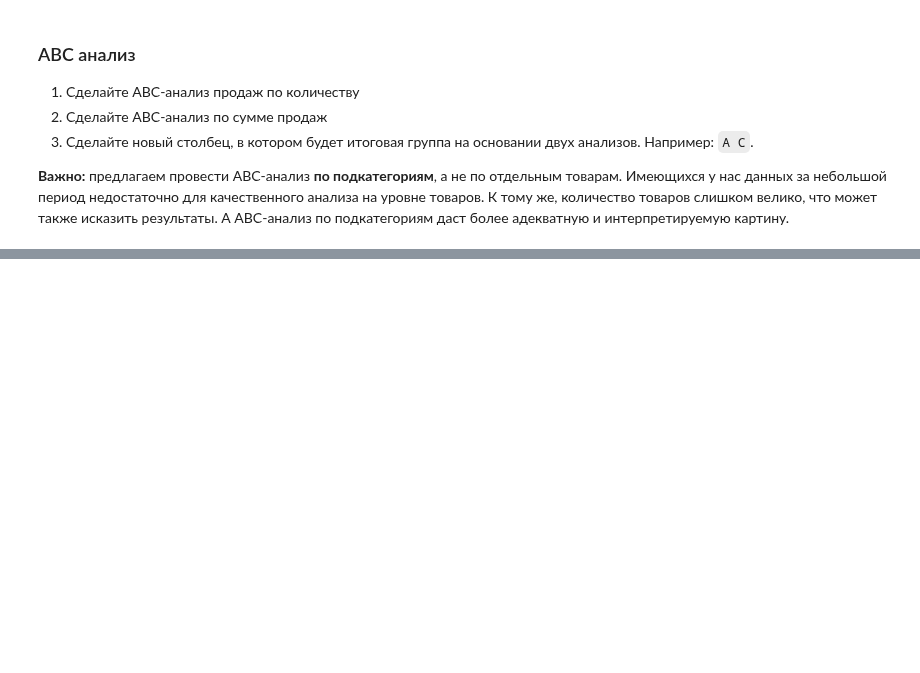
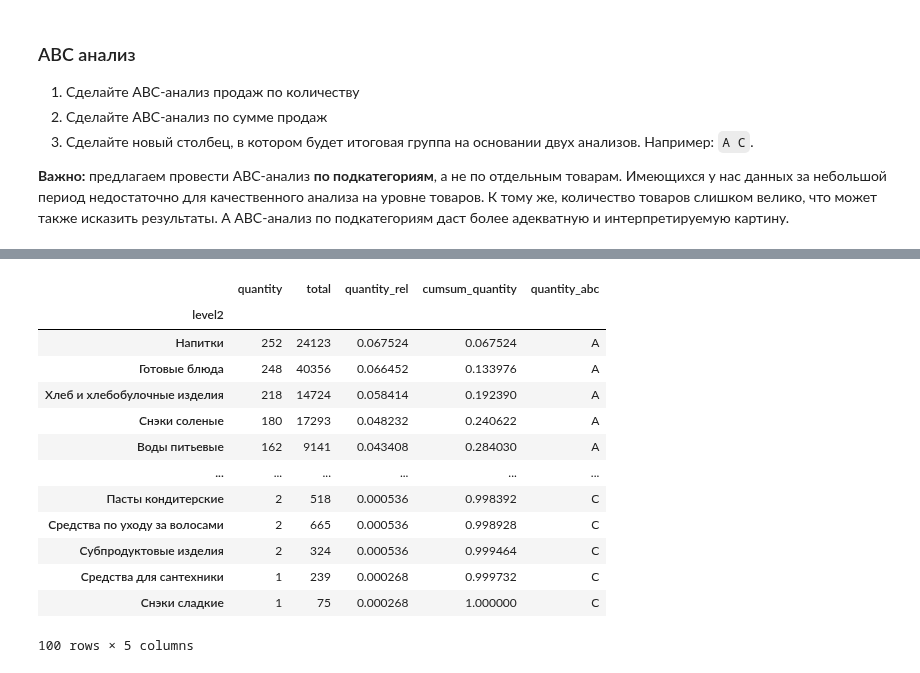
Before and after one commit to mishandri/Data-Analysis, a Jupyter notebook: 10. Итоговый проект Pandas/Решение.ipynb, the cells around one changed output, grey strips where cells are left out. Drawn from its saved outputs; the diff is of its cells as text; code cells hidden in the pictures; blank space fills up the shorter version.

```diff
--- a/10. Итоговый проект Pandas/Решение.ipynb
+++ b/10. Итоговый проект Pandas/Решение.ipynb
@@ -265,0 +307,21 @@ fig.set(xlabel='Маржа (руб)', ylabel='Категория товара');
+# %%
+q6['quantity_rel'] = q6['quantity']/sum(q6['quantity'])
+q6 = q6.sort_values('quantity_rel', ascending=False)
+q6['cumsum_quantity'] = q6['quantity_rel'].cumsum()
+q6['quantity_abc'] = np.where(q6['cumsum_quantity'] < 0.8, 'A', np.where(q6['cumsum_quantity'] < 0.95, 'B', 'C'))
+q6
+# %% [output]
+|  | quantity | total | quantity_rel | cumsum_quantity | quantity_abc |
+| level2 |  |  |  |  |  |
+| Напитки | 252 | 24123 | 0.067524 | 0.067524 | A |
+| Готовые блюда | 248 | 40356 | 0.066452 | 0.133976 | A |
+| Хлеб и хлебобулочные изделия | 218 | 14724 | 0.058414 | 0.192390 | A |
+| Снэки соленые | 180 | 17293 | 0.048232 | 0.240622 | A |
+| Воды питьевые | 162 | 9141 | 0.043408 | 0.284030 | A |
+| ... | ... | ... | ... | ... | ... |
+| Пасты кондитерские | 2 | 518 | 0.000536 | 0.998392 | C |
+| Средства по уходу за волосами | 2 | 665 | 0.000536 | 0.998928 | C |
+| Субпродуктовые изделия | 2 | 324 | 0.000536 | 0.999464 | C |
+| Средства для сантехники | 1 | 239 | 0.000268 | 0.999732 | C |
+| Снэки сладкие | 1 | 75 | 0.000268 | 1.000000 | C |
+100 rows × 5 columns
```
Also changed, not shown: parts of 4 cells of this notebook.
